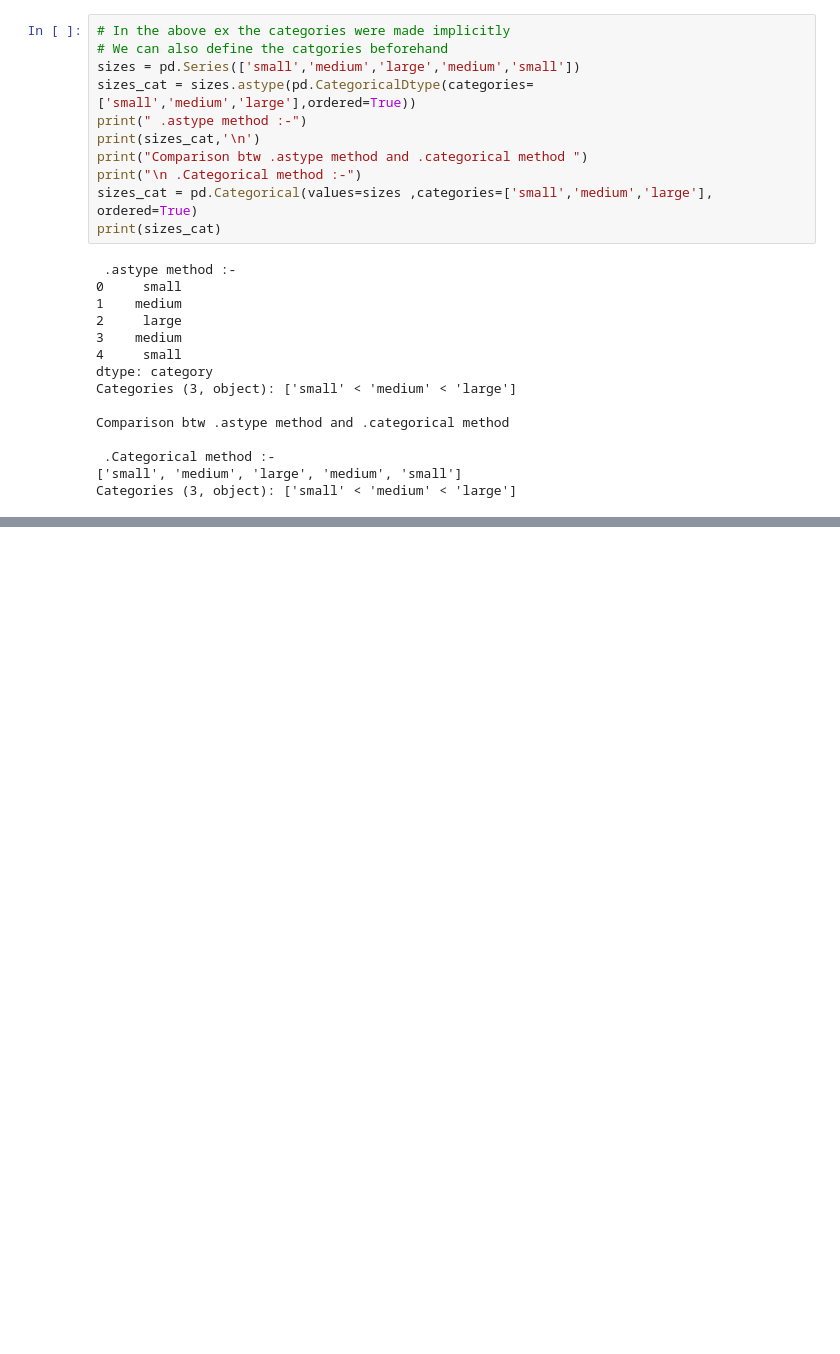
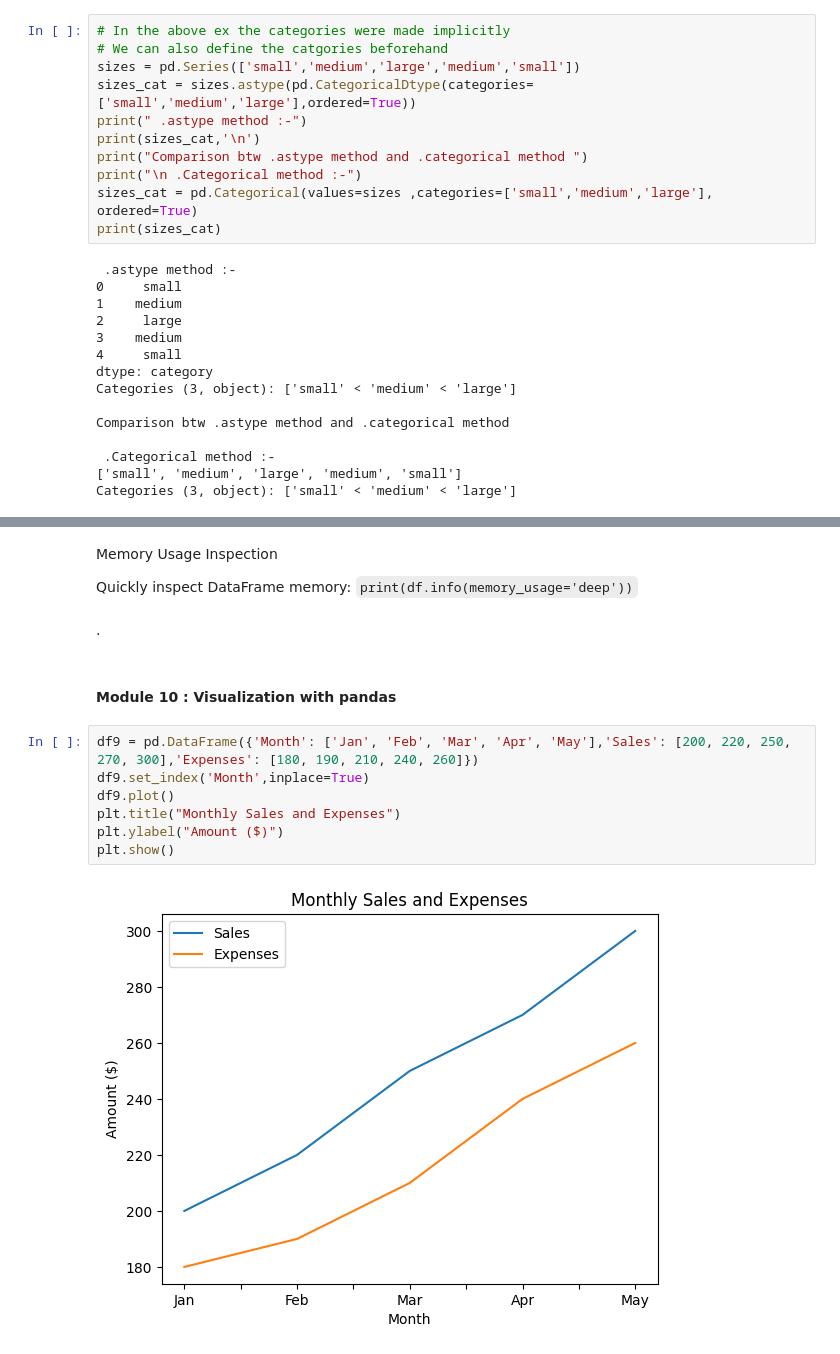
Before and after one commit to dev-2903/Learning-Pandas, a Jupyter notebook: Pandas.ipynb, the cells around one changed output, grey strips where cells are left out. Cells and saved outputs as stored; diff of their text form; blank space fills up the shorter version.

Commit message:
Learned Pandas Completely from A to Z

```diff
--- a/Pandas.ipynb
+++ b/Pandas.ipynb
@@ -860,0 +896,18 @@ foo   one     4  10
+# %% [markdown]
+Memory Usage Inspection
+
+Quickly inspect DataFrame memory:
+`print(df.info(memory_usage='deep'))`
+# %% [markdown]
+.
+# %% [markdown]
+#### Module 10 : Visualization with pandas
+# %%
+df9 = pd.DataFrame({'Month': ['Jan', 'Feb', 'Mar', 'Apr', 'May'],'Sales': [200, 220, 250, 270, 300],'Expenses': [180, 190, 210, 240, 260]})
+df9.set_index('Month',inplace=True)
+df9.plot()
+plt.title("Monthly Sales and Expenses")
+plt.ylabel("Amount ($)")
+plt.show()
+# %% [output]
+[figure, added]
```
Also changed, not shown: parts of 21 cells of this notebook.
